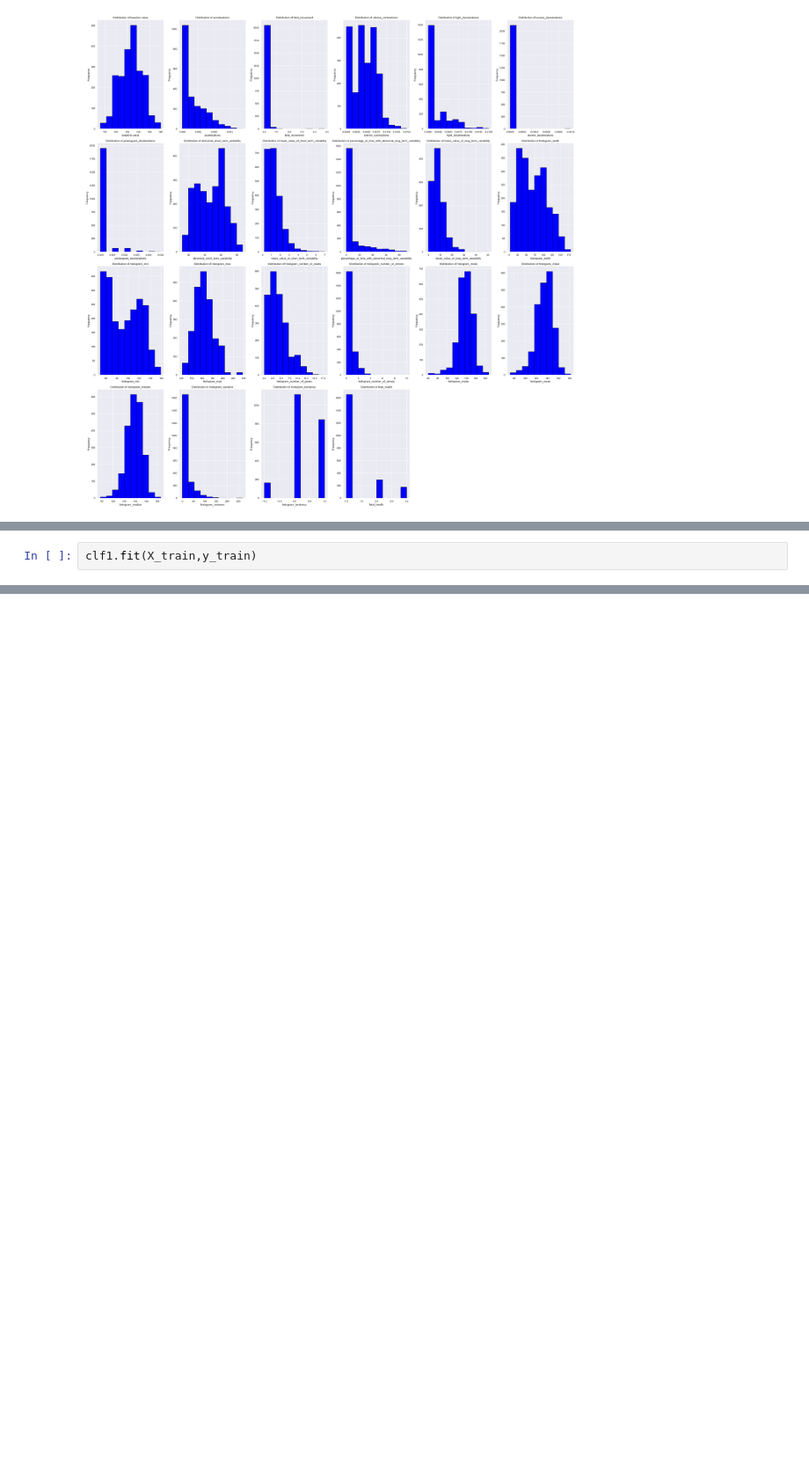
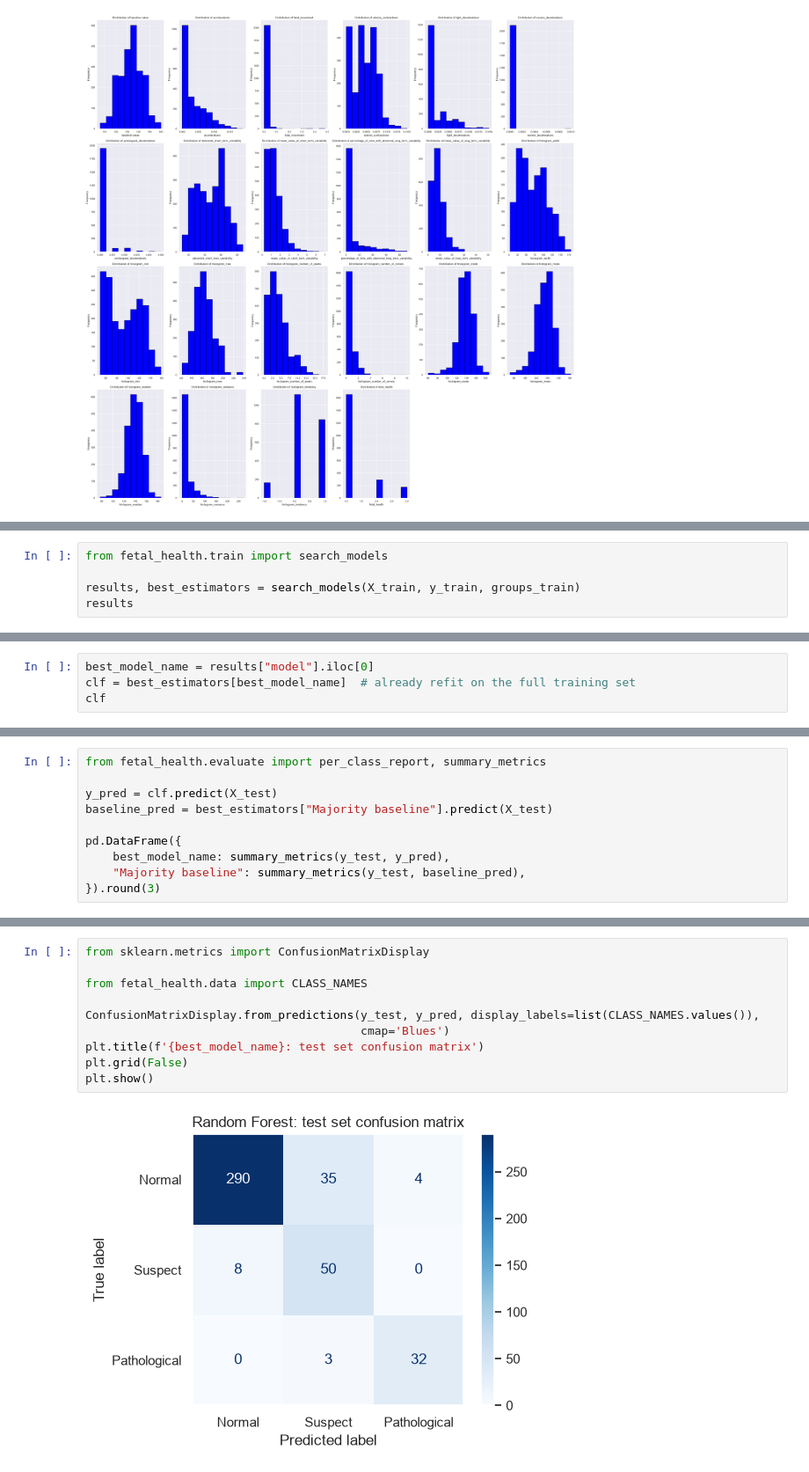
Before and after one commit to AnikaSharma17/Fetal-Health-Prediction, a Jupyter notebook: fetal_health_prediction.ipynb, the cells around one changed output, grey strips where cells are left out. Shown at 88% size. Cells and saved outputs as stored; diff of their text form; blank space fills up the shorter version.

```diff
--- a/fetal_health_prediction.ipynb
+++ b/fetal_health_prediction.ipynb
@@ -413,2 +206,0 @@ clf1=SVC(C =100, gamma='scale', kernel= 'rbf')
-# %%
-clf1.fit(X_train,y_train)
@@ -442,0 +214,5 @@ Accuracy: 0.9667673716012085 Precision: 0.9684084352283561 Recall: 0.96676737160
+# %%
+from fetal_health.train import search_models
+
+results, best_estimators = search_models(X_train, y_train, groups_train)
+results
@@ -442,0 +228,4 @@ Accuracy: 0.9667673716012085 Precision: 0.9684084352283561 Recall: 0.96676737160
+# %%
+best_model_name = results["model"].iloc[0]
+clf = best_estimators[best_model_name]  # already refit on the full training set
+clf
@@ -442,0 +239,10 @@ Accuracy: 0.9667673716012085 Precision: 0.9684084352283561 Recall: 0.96676737160
+# %%
+from fetal_health.evaluate import per_class_report, summary_metrics
+
+y_pred = clf.predict(X_test)
+baseline_pred = best_estimators["Majority baseline"].predict(X_test)
+
+pd.DataFrame({
+    best_model_name: summary_metrics(y_test, y_pred),
+    "Majority baseline": summary_metrics(y_test, baseline_pred),
+}).round(3)
@@ -442,0 +265,12 @@ Accuracy: 0.9667673716012085 Precision: 0.9684084352283561 Recall: 0.96676737160
+# %%
+from sklearn.metrics import ConfusionMatrixDisplay
+
+from fetal_health.data import CLASS_NAMES
+
+ConfusionMatrixDisplay.from_predictions(y_test, y_pred, display_labels=list(CLASS_NAMES.values()),
+                                        cmap='Blues')
+plt.title(f'{best_model_name}: test set confusion matrix')
+plt.grid(False)
+plt.show()
+# %% [output]
+[figure, added]
```
Also changed, not shown: parts of 36 cells of this notebook, 13 other files.
